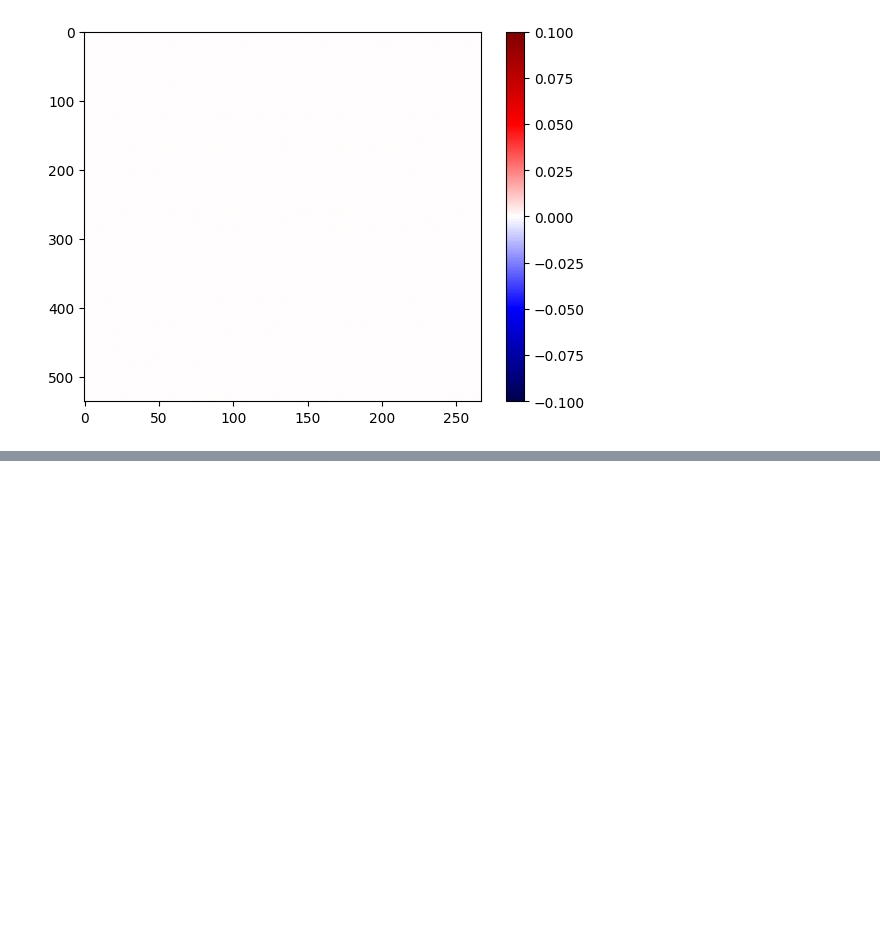
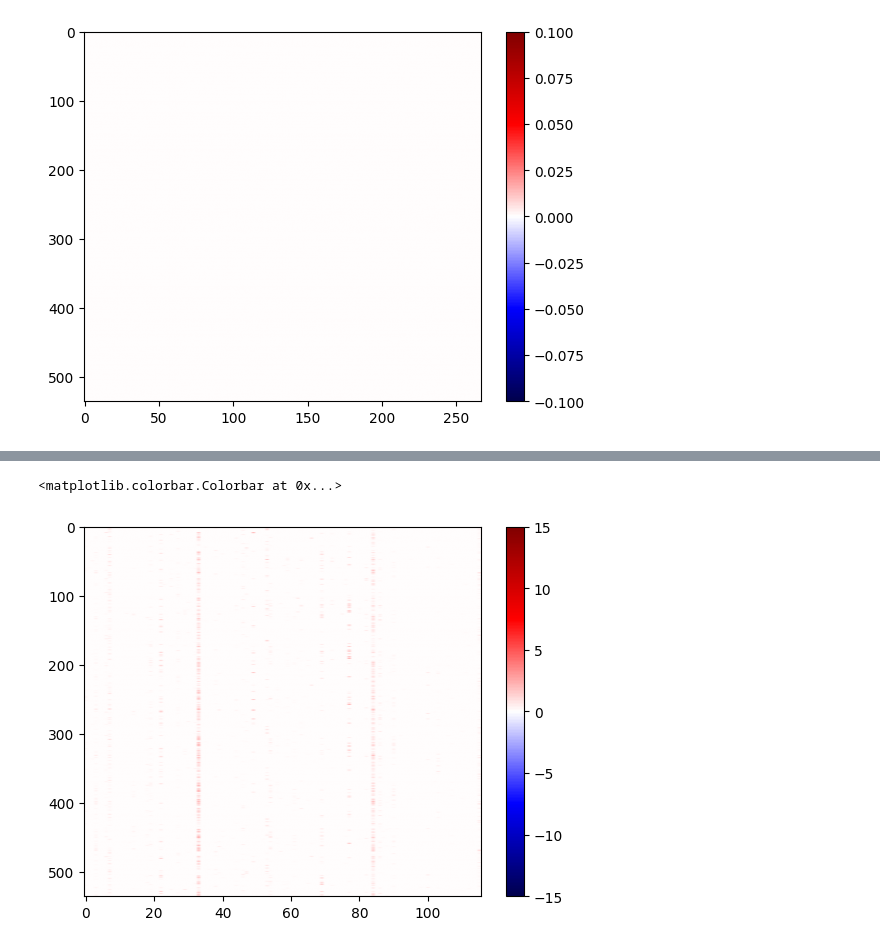
Before and after one commit to NeuroAI-IBS/fn_data_saccade, a Jupyter notebook: Data sorting/python_code/rawMossy_Purkinje.ipynb, the cells around one changed output, grey strips where cells are left out. Saved outputs shown, nothing was run; the diff lists cells and outputs as text; code cells hidden in the pictures; blank space fills up the shorter version.

```diff
--- a/Data sorting/python_code/rawMossy_Purkinje.ipynb
+++ b/Data sorting/python_code/rawMossy_Purkinje.ipynb
@@ -157,7 +185,10 @@ plt.scatter(pFN.var(axis=1), r_2_pn, 1)
 # %%
-plt.imshow(betas_pn, aspect='auto', cmap='seismic', origin='upper')
+plt.imshow(betas_pn2, aspect='auto', cmap='seismic', origin='upper')
 plt.clim(-15, 15)
 plt.colorbar()
+# %% [output]
+<matplotlib.colorbar.Colorbar at 0x...>
+[figure, added]
 # %%
 # plotting
 t = np.arange(-250,250)
```
Also changed, not shown: parts of 6 cells of this notebook.
